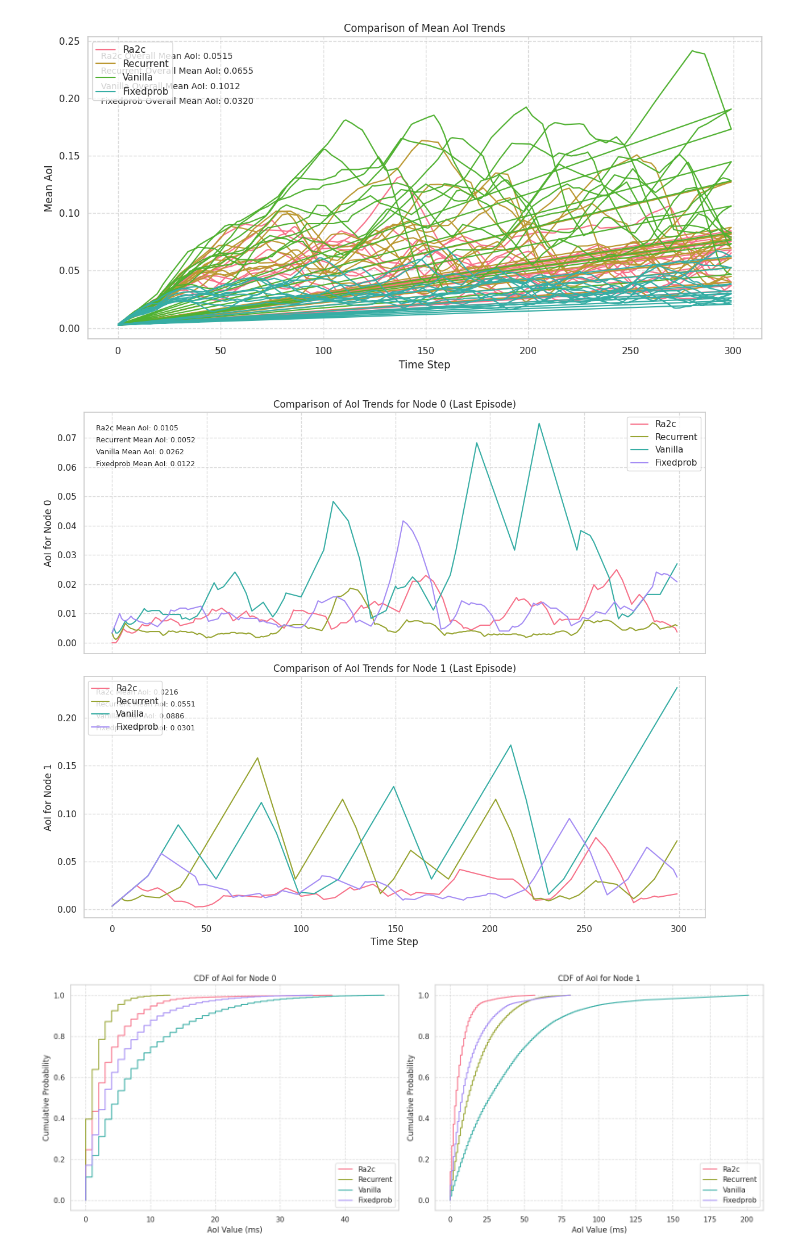
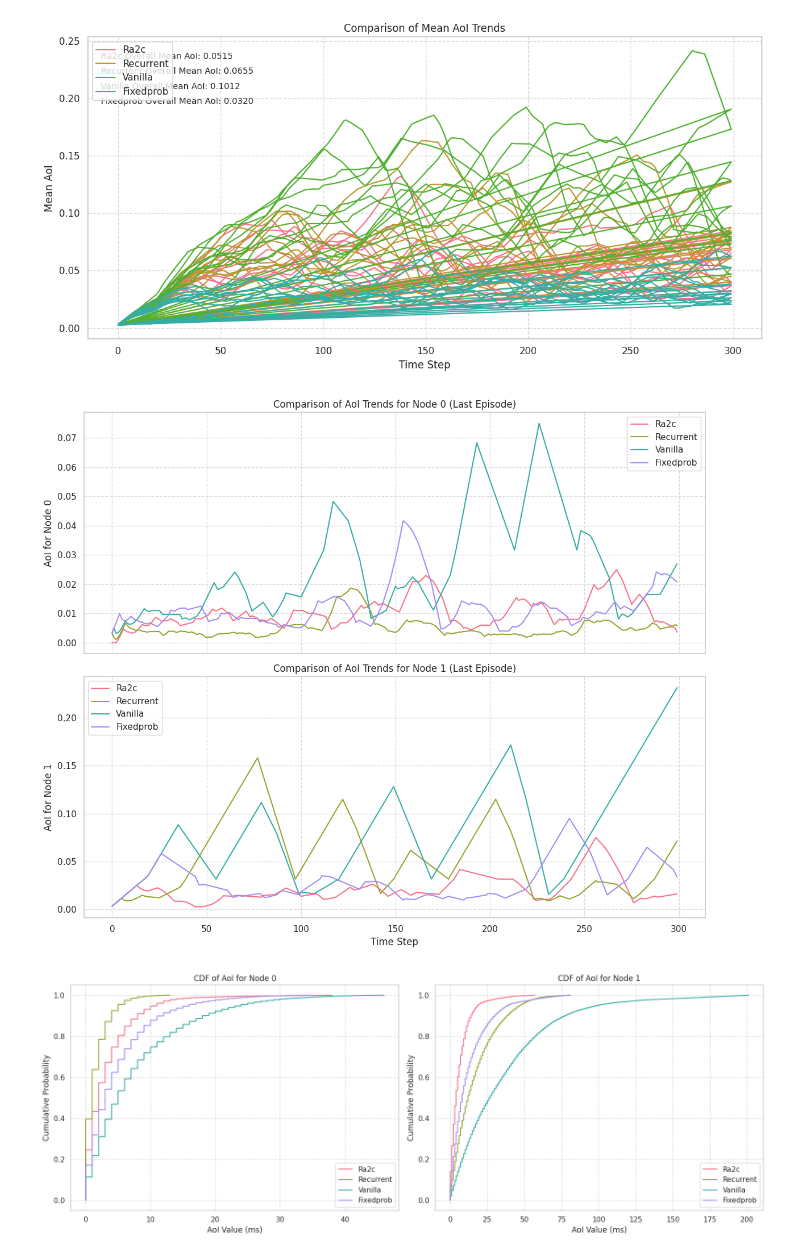
Before and after one commit to crazytb/refineMAC, a Jupyter notebook: draw_figures.ipynb, the cells around one changed output. Drawn from its saved outputs; the diff is of its cells as text; code cells hidden in the pictures.

```diff
--- a/draw_figures.ipynb
+++ b/draw_figures.ipynb
@@ -112,42 +112,42 @@ modes = ["RA2C", "recurrent", "vanilla", "fixedprob"]
 dataframes = {}
 
 for mode in modes:
     filename = f"test_log_{mode}_{timestamp}.csv"
     dataframes[mode] = load_data(filename)
 
 # Create the plot with two subplots
 fig, (ax1, ax2) = plt.subplots(2, 1, figsize=(12, 10), sharex=True)
 
 for i, mode in enumerate(modes):
     df = dataframes[mode]
     ax1.plot(df['epoch'], df['smoothed_aoi_0'], label=mode.capitalize(), color=colors[i])
     ax2.plot(df['epoch'], df['smoothed_aoi_1'], label=mode.capitalize(), color=colors[i])
 
 # Customize the first subplot (aoi_0)
 ax1.set_ylabel('AoI for Node 0')
 ax1.set_title('Comparison of AoI Trends for Node 0 (Last Episode)')
 ax1.legend()
 ax1.grid(True, linestyle='--', alpha=0.7)
 
 # Customize the second subplot (aoi_1)
 ax2.set_xlabel('Time Step')
 ax2.set_ylabel('AoI for Node 1')
 ax2.set_title('Comparison of AoI Trends for Node 1 (Last Episode)')
 ax2.legend()
 ax2.grid(True, linestyle='--', alpha=0.7)
 
-# Add overall mean AoI for each mode and node
-for i, mode in enumerate(modes):
-    mean_aoi_0 = dataframes[mode]['aoi_0'].mean()
-    mean_aoi_1 = dataframes[mode]['aoi_1'].mean()
-    ax1.text(0.02, 0.95 - i*0.05, f'{mode.capitalize()} Mean AoI: {mean_aoi_0:.4f}',
-             transform=ax1.transAxes, fontsize=9, verticalalignment='top')
-    ax2.text(0.02, 0.95 - i*0.05, f'{mode.capitalize()} Mean AoI: {mean_aoi_1:.4f}',
-             transform=ax2.transAxes, fontsize=9, verticalalignment='top')
+# # Add overall mean AoI for each mode and node
+# for i, mode in enumerate(modes):
+#     mean_aoi_0 = dataframes[mode]['aoi_0'].mean()
+#     mean_aoi_1 = dataframes[mode]['aoi_1'].mean()
+#     ax1.text(0.02, 0.95 - i*0.05, f'{mode.capitalize()} Mean AoI: {mean_aoi_0:.4f}',
+#              transform=ax1.transAxes, fontsize=9, verticalalignment='top')
+#     ax2.text(0.02, 0.95 - i*0.05, f'{mode.capitalize()} Mean AoI: {mean_aoi_1:.4f}',
+#              transform=ax2.transAxes, fontsize=9, verticalalignment='top')
 
 plt.tight_layout()
 # %% [output]
-[figure, old version]
+[figure, new version]
 # %%
 # Set the style for the plot
 sns.set_theme(style="whitegrid")
```
Also changed, not shown: parts of 2 cells of this notebook.
